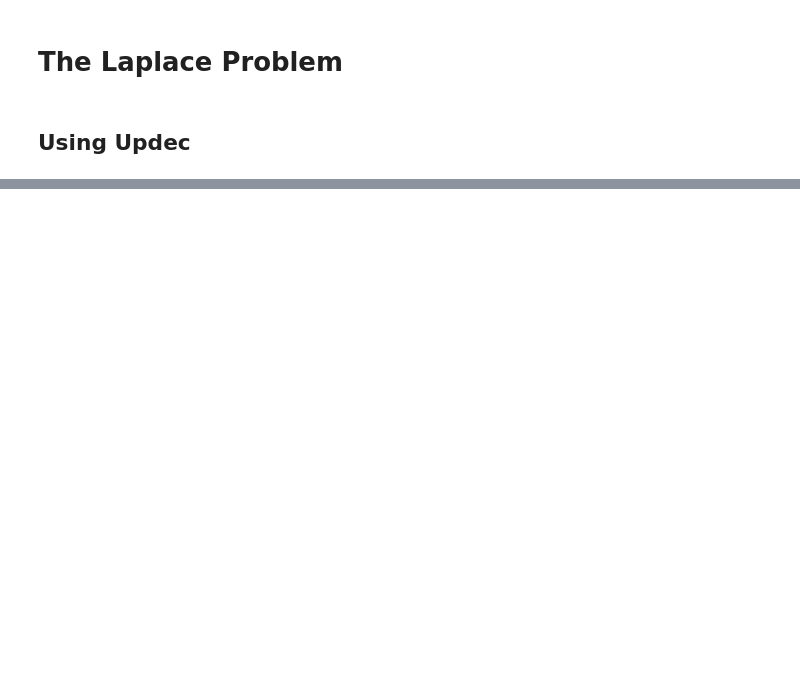
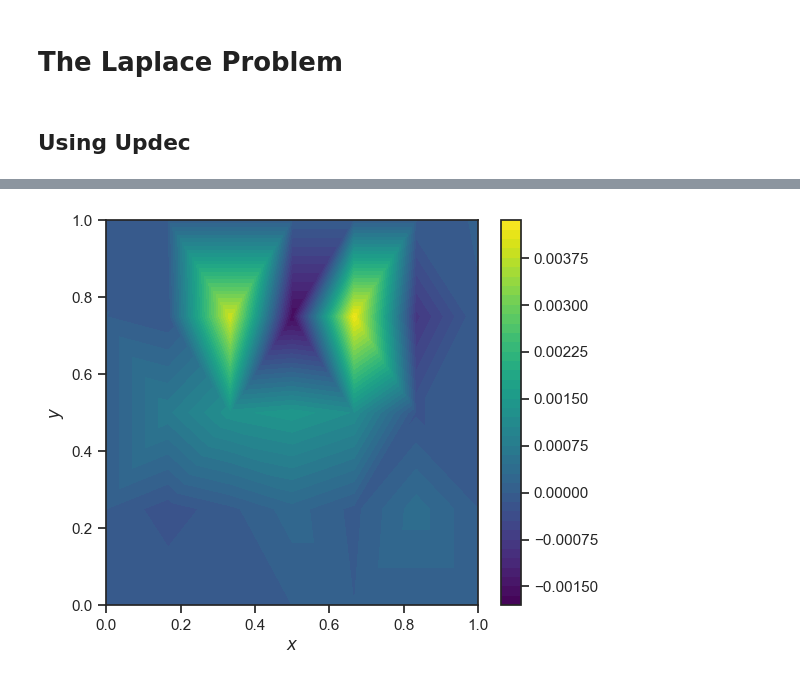
Before and after one commit to ddrous/Updes, a Jupyter notebook: examples/direct-adjoint-looping/06_channel_flow_with_updec.ipynb, the cells around one changed output, grey strips where cells are left out. Saved outputs shown, nothing was run; the diff lists cells and outputs as text; code cells hidden in the pictures; blank space fills up the shorter version.

```diff
--- a/examples/direct-adjoint-looping/06_channel_flow_with_updec.ipynb
+++ b/examples/direct-adjoint-looping/06_channel_flow_with_updec.ipynb
@@ -43,6 +36,6 @@ cloud.facet_names
 # %%
 RBF = polyharmonic      ## Can define which rbf to use
-MAX_DEGREE = 4
+MAX_DEGREE = 2
 # %%
 ## Operates on radial basis functions and polynomials at position x: don't forget the None. It is important!
 # @jax.jit
@@ -67,0 +66,18 @@ boundary_conditions = {0:d_zero, 1:d_zero, 2:d_north, 3:d_zero}
+# %%
+u = jnp.ones((cloud.N,))
+v = jnp.ones((cloud.N,))
+p = jnp.ones((cloud.N,))
+RHO = 1
+NU = 1
+
+def diff_operator_u(x, node=None, monomial=None, *args):
+    u_val = nodal_value(x, node, monomial, rbf=RBF)
+    grad_u = nodal_gradient(x, node, monomial, rbf=RBF)
+    return  u_val * grad_u[0] + args[0]*grad_u[1]
+
+def rhs_operator_u(x):
+    grad_p = gradient(x, p, cloud, rbf=RBF, max_degree=MAX_DEGREE)
+    lap_u = laplacian(x, u, cloud, rbf=RBF, max_degree=MAX_DEGREE)
+    return  (-grad_p[0] / RHO) + (NU * lap_u)
+
+u = pde_solver(diff_operator_u, rhs_operator_u, cloud, boundary_conditions, RBF, MAX_DEGREE, v)
@@ -67,0 +103,12 @@ boundary_conditions = {0:d_zero, 1:d_zero, 2:d_north, 3:d_zero}
+# %%
+def diff_operator_v(x, node=None, monomial=None, *args):
+    val_v = nodal_value(x, node, monomial, rbf=RBF)
+    grad_v = nodal_gradient(x, node, monomial, rbf=RBF)
+    return  val_v * grad_v[1] + args[0]*grad_v[0]
+
+def rhs_operator_v(x):
+    grad_p = gradient(x, p, cloud, rbf=RBF, max_degree=MAX_DEGREE)
+    lap_v = laplacian(x, v, cloud, rbf=RBF, max_degree=MAX_DEGREE)
+    return  (-grad_p[0] / RHO) + (NU * lap_v)
+
+v = pde_solver(diff_operator_v, rhs_operator_v, cloud, boundary_conditions, RBF, MAX_DEGREE, u)
@@ -68,3 +162,4 @@ boundary_conditions = {0:d_zero, 1:d_zero, 2:d_north, 3:d_zero}
 # %%
-solution_field = pde_solver(my_diff_operator, my_rhs_operator, cloud, boundary_conditions, RBF, MAX_DEGREE)
-cloud.visualize_field(solution_field, cmap="viridis", projection="2d", ax=None, figsize=(6,5));
+cloud.visualize_field(v, cmap="viridis", projection="2d", ax=None, figsize=(6,5));
+# %% [output]
+[figure, added]
```
Also changed, not shown: parts of 8 cells of this notebook, 6 other files.
